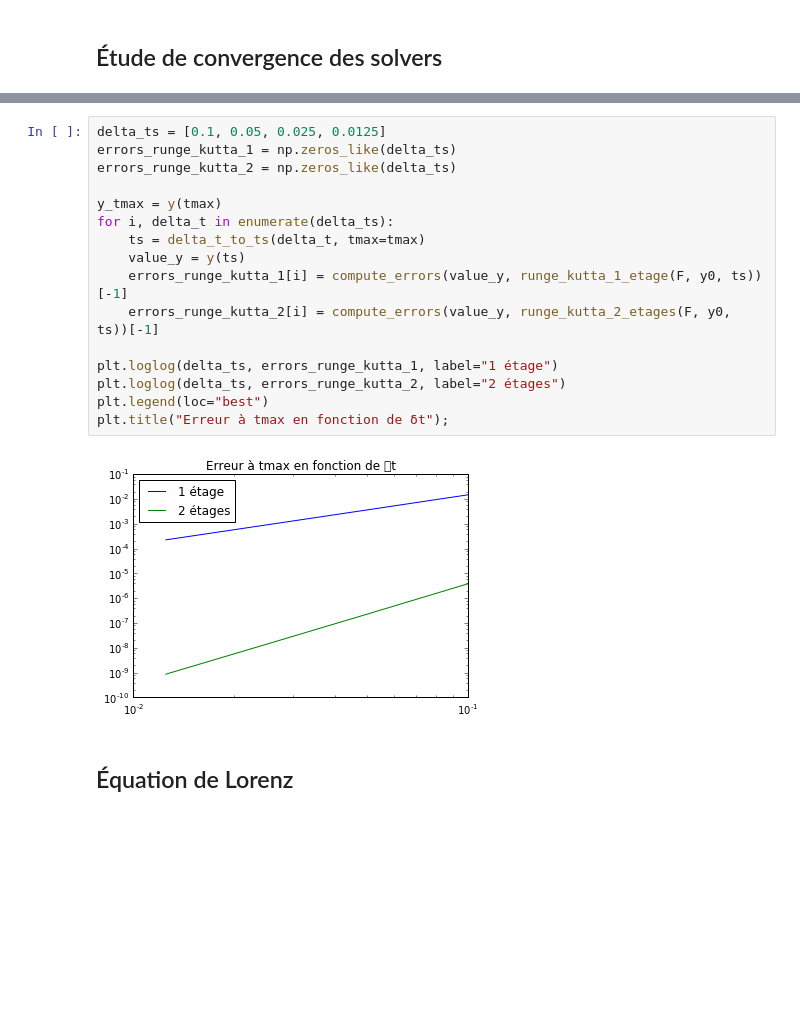
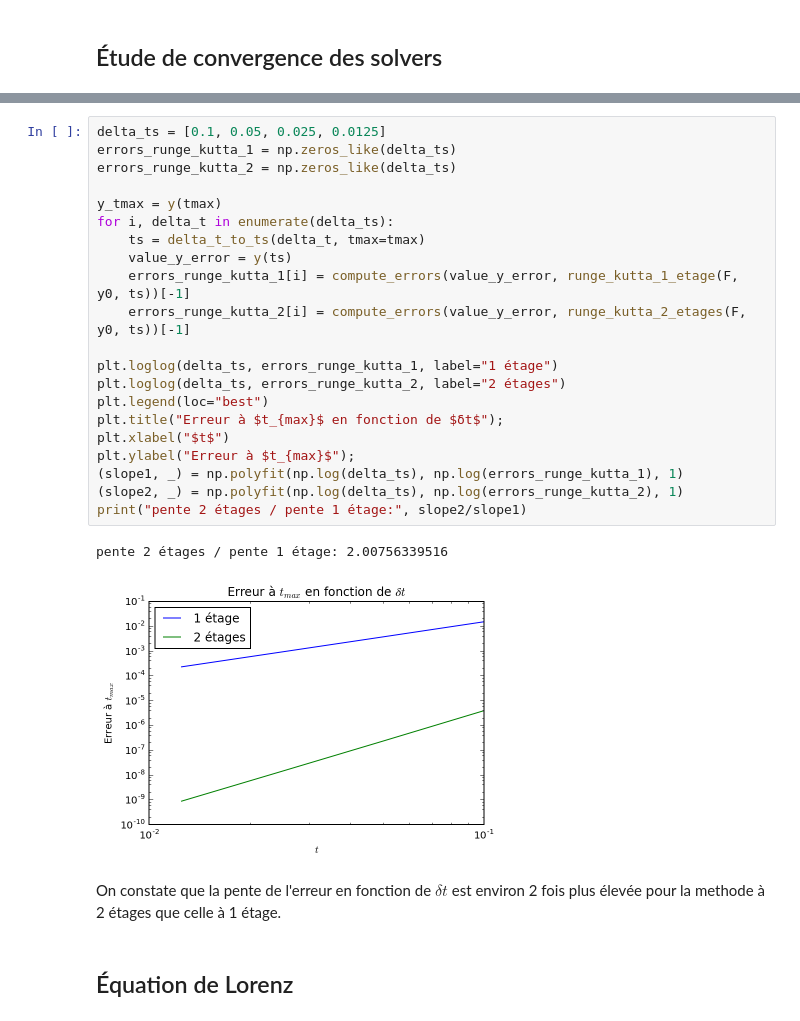
Before and after one commit to dzamlo/tp_edo, a Jupyter notebook: tp_edo.ipynb, the cells around one changed output, grey strips where cells are left out. Drawn from its saved outputs; the diff is of its cells as text; blank space fills up the shorter version.

```diff
--- a/tp_edo.ipynb
+++ b/tp_edo.ipynb
@@ -89,21 +110,29 @@ plt.title("Erreur en fonction de t, δt = 0.1");
 # %%
 delta_ts = [0.1, 0.05, 0.025, 0.0125]
 errors_runge_kutta_1 = np.zeros_like(delta_ts)
 errors_runge_kutta_2 = np.zeros_like(delta_ts)
 
 y_tmax = y(tmax)
 for i, delta_t in enumerate(delta_ts):
     ts = delta_t_to_ts(delta_t, tmax=tmax)
-    value_y = y(ts)
-    errors_runge_kutta_1[i] = compute_errors(value_y, runge_kutta_1_etage(F, y0, ts))[-1]
-    errors_runge_kutta_2[i] = compute_errors(value_y, runge_kutta_2_etages(F, y0, ts))[-1]
+    value_y_error = y(ts)
+    errors_runge_kutta_1[i] = compute_errors(value_y_error, runge_kutta_1_etage(F, y0, ts))[-1]
+    errors_runge_kutta_2[i] = compute_errors(value_y_error, runge_kutta_2_etages(F, y0, ts))[-1]
 
 plt.loglog(delta_ts, errors_runge_kutta_1, label="1 étage")
 plt.loglog(delta_ts, errors_runge_kutta_2, label="2 étages")
 plt.legend(loc="best")
-plt.title("Erreur à tmax en fonction de δt");
+plt.title("Erreur à $t_{max}$ en fonction de $δt$");
+plt.xlabel("$t$")
+plt.ylabel("Erreur à $t_{max}$");
+(slope1, _) = np.polyfit(np.log(delta_ts), np.log(errors_runge_kutta_1), 1)
+(slope2, _) = np.polyfit(np.log(delta_ts), np.log(errors_runge_kutta_2), 1)
+print("pente 2 étages / pente 1 étage:", slope2/slope1)
 # %% [output]
+pente 2 étages / pente 1 étage: 2.00756339516
-[figure, old version]
+[figure, new version]
+# %% [markdown]
+On constate que la pente de l'erreur en fonction de $δt$ est environ 2 fois plus élevée pour la methode à 2 étages que celle à 1 étage.
 # %% [markdown]
 ## Équation de Lorenz
 # %%
```
Also changed, not shown: parts of 23 cells of this notebook.
